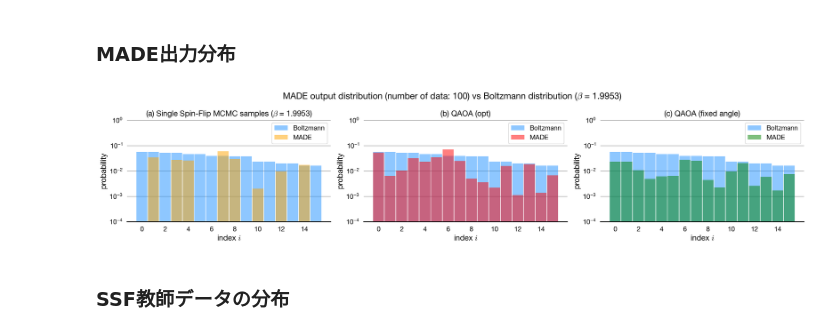
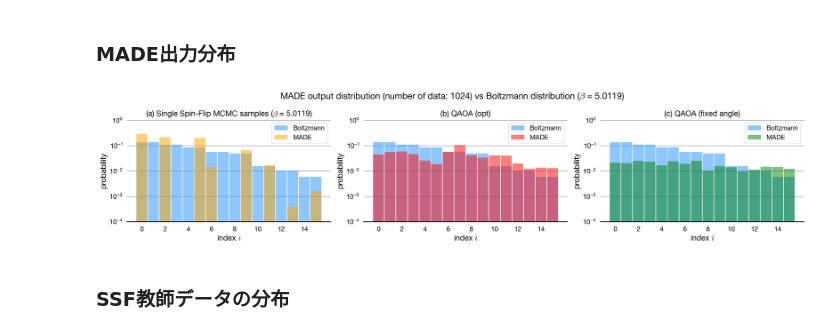
Before and after one commit to yuichiro-nakano/data_for_qaoa-made-mcmc, a Jupyter notebook: notebooks/20240625_SSF_vs_QAOA.ipynb, the cells around one changed output. Cells and saved outputs as stored; diff of their text form; code cells hidden in the pictures.

```diff
--- a/notebooks/20240625_SSF_vs_QAOA.ipynb
+++ b/notebooks/20240625_SSF_vs_QAOA.ipynb
@@ -344,8 +342,8 @@ for i in range(len(n_data_list)):
 ### MADE出力分布
 # %%
 # setting
-beta_index = 23
-n_data_index = 3
+beta_index = 27
+n_data_index = 4
 
 # calculation
 min_energy = ising.min_exact_spin_energy(instance)
@@ -394,34 +392,34 @@ ax2[1].set_ylabel("probability", fontsize=14)
 ax2[1].set_xticks(np.arange(0, n_top, 2))
 ax2[1].set_yscale('log')
 ax2[1].set_ylim(1e-4, 1.1e0)
 ax2[1].tick_params(width=0, labelsize=12, length=5)
 ax2[1].tick_params(axis="y", which='minor', width=0.0)
 ax2[1].set_title("(b) QAOA (opt)", fontsize=14)
 ax2[1].legend(fontsize=12)
 
 # MADE+QAOA(fixed angle)
 ax2[2].spines["top"].set_linewidth(0)
 ax2[2].spines["left"].set_linewidth(0)
 ax2[2].spines["bottom"].set_linewidth(1.5)
 ax2[2].spines["right"].set_linewidth(0)
 
 ax2[2].bar(np.arange(n_top), boltzmann_prob_sort[0:n_top], width=0.95, color='dodgerblue', alpha=0.5, label="Boltzmann")
 ax2[2].bar(np.arange(n_top), fix_qaoa_made_pred_list[n_data_index, sort_idx[0:n_top]], width=0.95, color='green', alpha=0.5, label="MADE")
 ax2[2].grid(axis='y', color='#BFBFBF', linestyle='-', linewidth=1.5)
 ax2[2].set_axisbelow(True) #gridを背面にする
 ax2[2].set_xlabel(r'index $i$', fontsize=14)
 ax2[2].set_ylabel("probability", fontsize=14)
 ax2[2].set_xticks(np.arange(0, n_top, 2))
 ax2[2].set_yscale('log')
 ax2[2].set_ylim(1e-4, 1.1e0)
 ax2[2].tick_params(width=0, labelsize=12, length=5)
 ax2[2].tick_params(axis="y", which='minor', width=0.0)
 ax2[2].set_title("(c) QAOA (fixed angle)", fontsize=14)
 ax2[2].legend(fontsize=12)
 
 plt.tight_layout()
 # %% [output]
-[figure, old version]
+[figure, new version]
 # %% [markdown]
 ### SSF教師データの分布
 # %%
```
Also changed, not shown: parts of 3 cells of this notebook, 53 other files.
